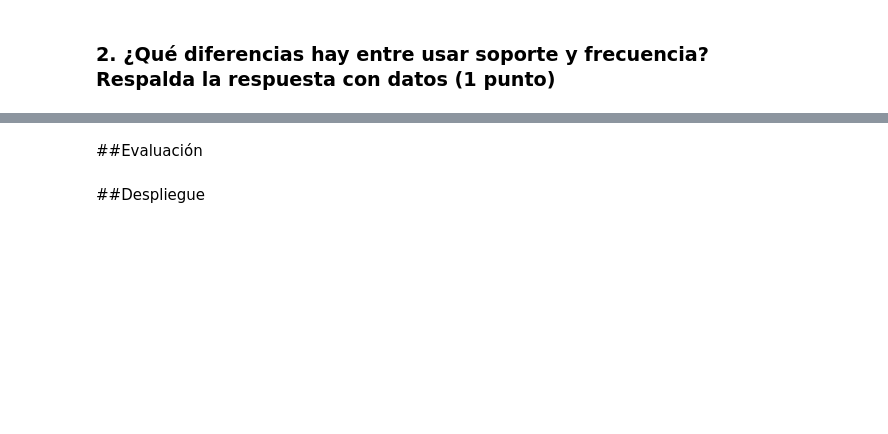
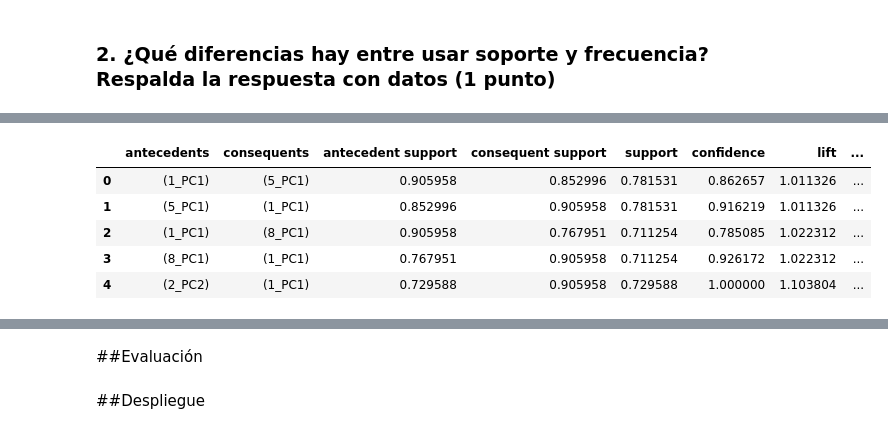
Before and after one commit to patriciamediavilla/L2, a Jupyter notebook: L2P1.ipynb, the cells around one changed output, grey strips where cells are left out. Saved outputs shown, nothing was run; the diff lists cells and outputs as text; code cells hidden in the pictures; blank space fills up the shorter version.

```diff
--- a/L2P1.ipynb
+++ b/L2P1.ipynb
@@ -568,3 +572,16 @@ PC2_Range = df_Product_Category_2.columns.values.tolist()
 PC3_Range = df_Product_Category_3.columns.values.tolist()
 Gender_Range = df_Gender.columns.values.tolist()
 Names_Range=[Age_Range, PC1_Range, PC2_Range, PC3_Range, Gender_Range]
+# %%
+data1 = pd.concat([df_Product_Category_1, df_Product_Category_2, df_Product_Category_3, df_Age, df_Gender], axis = 1)
+# %%
+frequent_itemsets_40 = apriori(data1, min_support=0.4, use_colnames=True)
+frequent_itemsets_60 = apriori(data1, min_support=0.6, use_colnames=True)
+frequent_itemsets_80 = apriori(data1, min_support=0.8, use_colnames=True)
+# %%
+frequents_with_zero_40=frequent_itemsets_40['itemsets'].apply(lambda x: '0_PC2' in x) |frequent_itemsets_40['itemsets'].apply(lambda x: '0_PC3' in x)
+frequent_itemsets_40 = frequent_itemsets_40.drop(frequent_itemsets_40[frequents_with_zero_40].index)
+frequents_with_zero_60=frequent_itemsets_60['itemsets'].apply(lambda x: '0_PC2' in x) |frequent_itemsets_60['itemsets'].apply(lambda x: '0_PC3' in x)
+frequent_itemsets_60 = frequent_itemsets_60.drop(frequent_itemsets_60[frequents_with_zero_60].index)
+frequents_with_zero_80=frequent_itemsets_80['itemsets'].apply(lambda x: '0_PC2' in x) |frequent_itemsets_80['itemsets'].apply(lambda x: '0_PC3' in x)
+frequent_itemsets_80 = frequent_itemsets_80.drop(frequent_itemsets_80[frequents_with_zero_80].index)
@@ -599,0 +624,11 @@ Index: []
+# %%
+frequent_itemsets_60_RULES =association_rules(frequent_itemsets_60, metric='lift', min_threshold=0.9)
+# %%
+frequent_itemsets_60_RULES.head()
+# %% [output]
+|  | antecedents | consequents | antecedent support | consequent support | support | confidence | lift | ... |
+| 0 | (1_PC1) | (5_PC1) | 0.905958 | 0.852996 | 0.781531 | 0.862657 | 1.011326 | ... |
+| 1 | (5_PC1) | (1_PC1) | 0.852996 | 0.905958 | 0.781531 | 0.916219 | 1.011326 | ... |
+| 2 | (1_PC1) | (8_PC1) | 0.905958 | 0.767951 | 0.711254 | 0.785085 | 1.022312 | ... |
+| 3 | (8_PC1) | (1_PC1) | 0.767951 | 0.905958 | 0.711254 | 0.926172 | 1.022312 | ... |
+| 4 | (2_PC2) | (1_PC1) | 0.729588 | 0.905958 | 0.729588 | 1.000000 | 1.103804 | ... |
```
Also changed, not shown: parts of 20 cells of this notebook.
